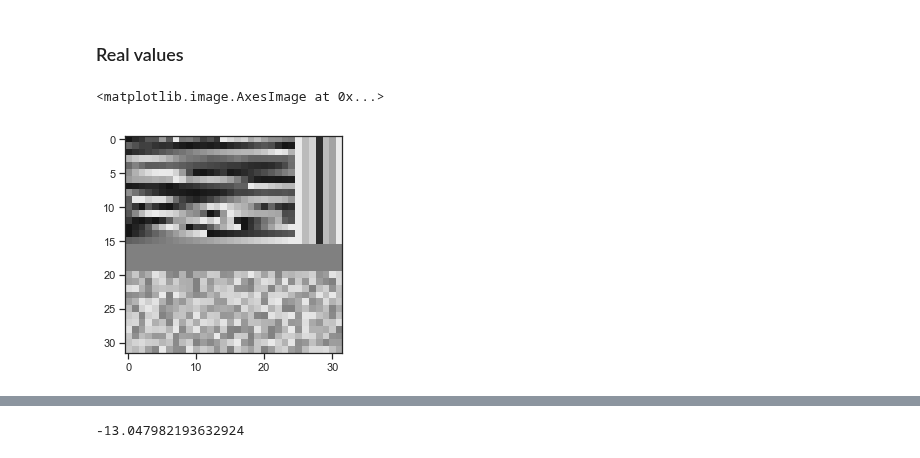
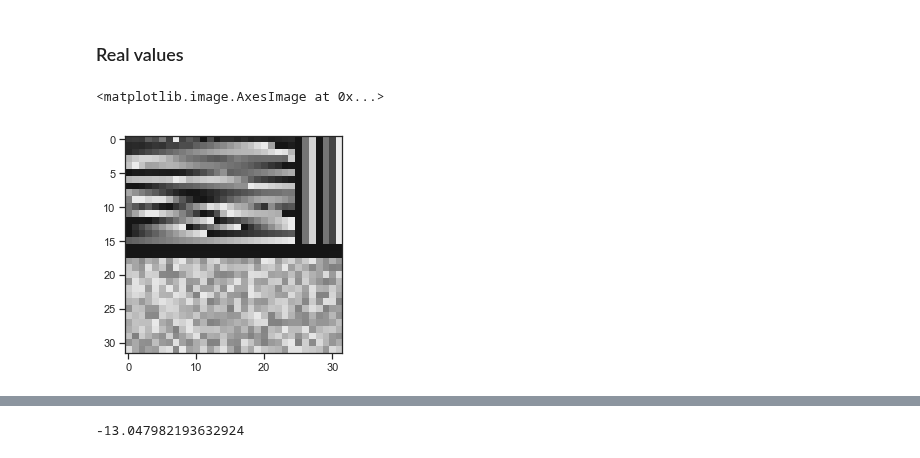
Before and after one commit to deKeijzer/SRON-DCGAN, a Jupyter notebook: notebooks/4 ASPA v4.ipynb, the cells around one changed output, grey strips where cells are left out. Cells and saved outputs as stored; diff of their text form; code cells hidden in the pictures.

Commit message:
Bug found in aspa creation , np.log(param) changed to np.log10(param).

```diff
--- a/notebooks/4 ASPA v4.ipynb
+++ b/notebooks/4 ASPA v4.ipynb
@@ -40,8 +40,7 @@ df = df.loc[df['x'] <= 16] # select only wavelengths <= 16
 def ASPA_v4(x, wavelengths, max_wavelength=16):
     """
     x: dict
-    y: ?
-    max_wavelength: max wavelength in micron to decode in aspa
+    max_wavelength: max wavelength in micron to decode to aspa
 
     returns: 1x32x32 ndarray
     """
@@ -58,7 +57,7 @@ def ASPA_v4(x, wavelengths, max_wavelength=16):
     for param in params:
         #print('Param: ', param)
         if 'mixratio' in param:
-            params[param] = np.log(np.abs(params[param])) # transform mixratio's because they are generated on logarithmic scale
+            params[param] = np.log10(params[param]) # transform mixratio's to dex because they are generated on logarithmic scale
 
     """
     Normalize params
@@ -66,19 +65,19 @@ def ASPA_v4(x, wavelengths, max_wavelength=16):
     # Min max values from training set, in the same order as params above: planet mass, temp, .... co mixratio.
     min_values = [1.518400e+27,
                   1.000000e+03,
-                  -1.842068e+01,
+                  -8,
                   5.592880e+07,
-                  -1.842068e+01,
-                  -1.842068e+01,
-                  -1.842068e+01]
+                  -8,
+                  -8,
+                  -8]
 
     max_values = [3.796000e+27,
                   2.000000e+03,
-                  -2.302585e+00,
+                  -1,
                   1.048665e+08,
-                  -2.302585e+00,
-                  -2.302585e+00,
-                  -2.302585e+00]
+                  -1,
+                  -1,
+                  -1]
 
     for i,param in enumerate(params):
         params[param] = scale_param(params[param], min_values[i], max_values[i])
@@ -203,9 +200,11 @@ wavelengths = pd.read_csv(dir_+'wnw_grid.txt', header=None).values
+# %%
+wavelengths = ke.load_wavelengths()
 # %%
 np.random.shuffle(X)
 
 plt.figure(figsize=(15,15))
 for i in tqdm(range(4*4)):
-    image = ASPA_v3(X[i], wavelengths)
+    image = ASPA_v4(X[i], wavelengths)
 
     plt.subplot(4, 4, i+1)
     plt.imshow(image, cmap='gray', vmin=-1.2, vmax=1.2)
@@ -220,12 +219,12 @@ dict_ = X[i]
 # %% [markdown]
 ### Real values
 # %%
-aspa = ASPA_v3(dict_, wavelengths)
+aspa = ASPA_v4(dict_, wavelengths)
 
 plt.imshow(image, cmap='gray', vmin=-1.2, vmax=1.2)
 # %% [output]
 <matplotlib.image.AxesImage at 0x...>
-[figure, old version]
+[figure, new version]
 # %%
 params_original = copy.deepcopy(dict_['param'])
 params_original
```
Also changed, not shown: parts of 18 cells of this notebook, 6 other files.
